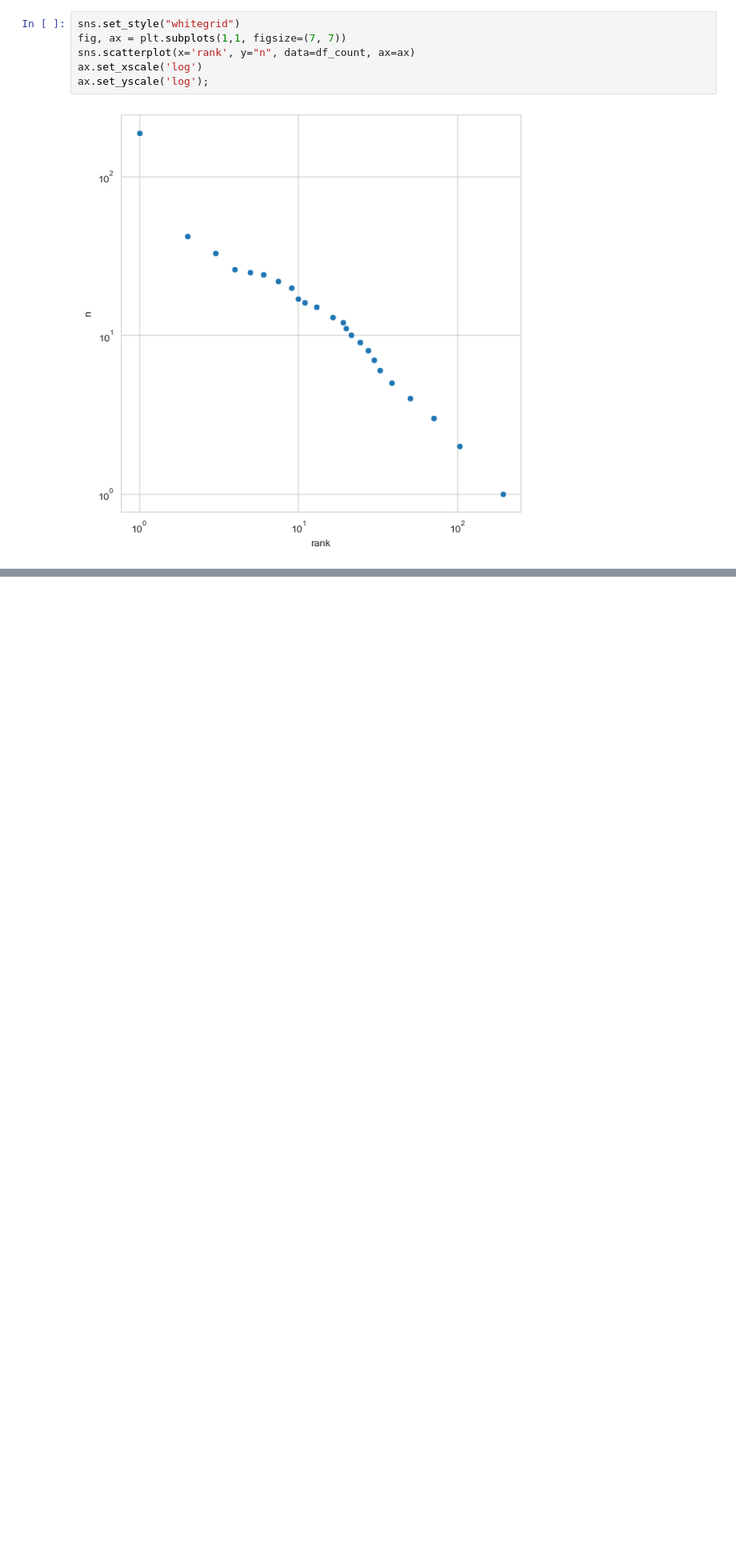
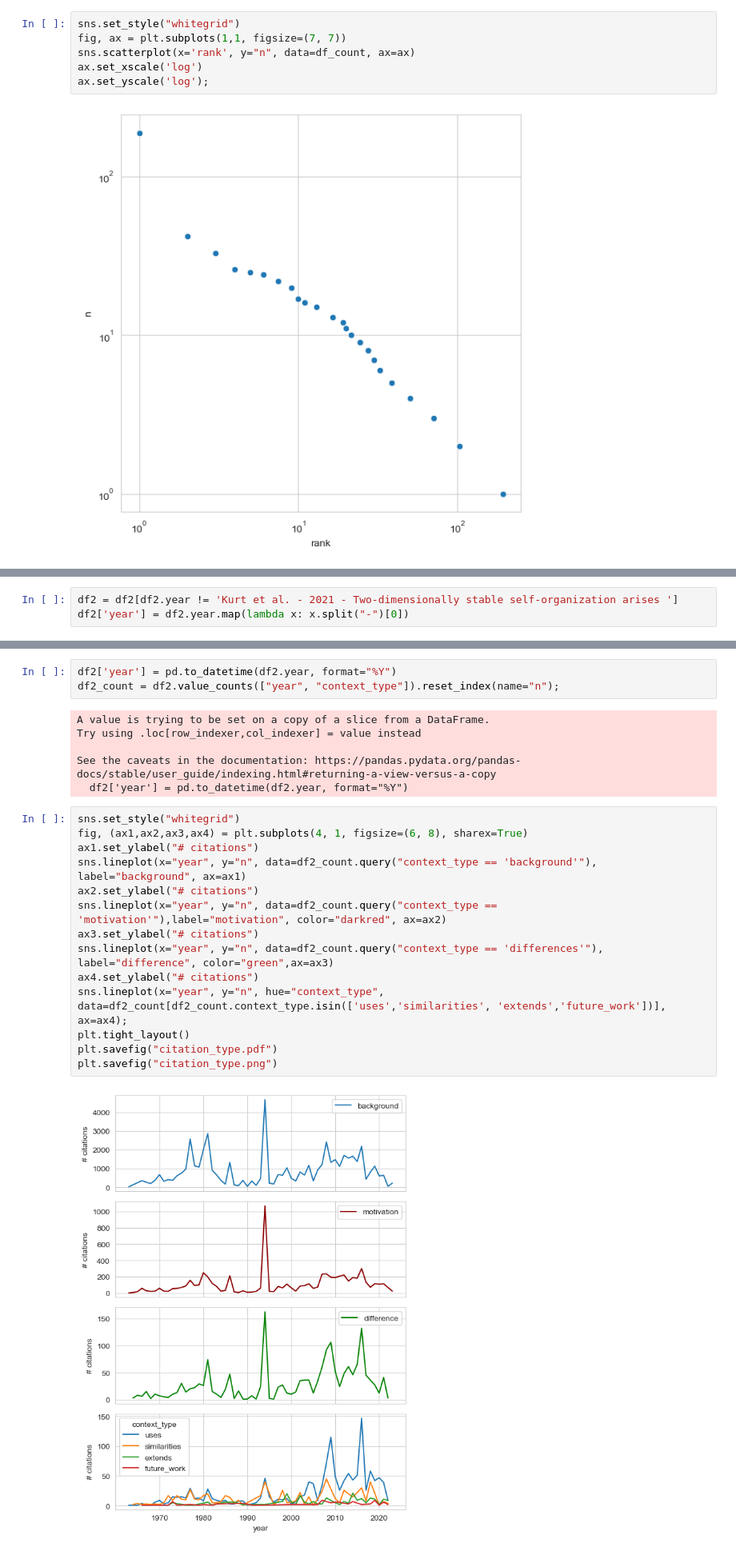
Before and after one commit to jstonge/sci_feuds, a Jupyter notebook: notebook/eda.ipynb, the cells around one changed output, grey strips where cells are left out. Shown: that part at 80% size. Drawn from its saved outputs; the diff is of its cells as text; blank space fills up the shorter version.

```diff
--- a/notebook/eda.ipynb
+++ b/notebook/eda.ipynb
@@ -86,0 +179,3 @@ ax.set_yscale('log');
+# %%
+df2 = df2[df2.year != 'Kurt et al. - 2021 - Two-dimensionally stable self-organization arises ']
+df2['year'] = df2.year.map(lambda x: x.split("-")[0])
@@ -86,0 +188,25 @@ ax.set_yscale('log');
+# %%
+df2['year'] = pd.to_datetime(df2.year, format="%Y")
+df2_count = df2.value_counts(["year", "context_type"]).reset_index(name="n");
+# %% [output]
+A value is trying to be set on a copy of a slice from a DataFrame.
+Try using .loc[row_indexer,col_indexer] = value instead
+
+See the caveats in the documentation: https://pandas.pydata.org/pandas-docs/stable/user_guide/indexing.html#returning-a-view-versus-a-copy
+  df2['year'] = pd.to_datetime(df2.year, format="%Y")
+# %%
+sns.set_style("whitegrid")
+fig, (ax1,ax2,ax3,ax4) = plt.subplots(4, 1, figsize=(6, 8), sharex=True)
+ax1.set_ylabel("# citations")
+sns.lineplot(x="year", y="n", data=df2_count.query("context_type == 'background'"), label="background", ax=ax1)
+ax2.set_ylabel("# citations")
+sns.lineplot(x="year", y="n", data=df2_count.query("context_type == 'motivation'"),label="motivation", color="darkred", ax=ax2)
+ax3.set_ylabel("# citations")
+sns.lineplot(x="year", y="n", data=df2_count.query("context_type == 'differences'"), label="difference", color="green",ax=ax3)
+ax4.set_ylabel("# citations")
+sns.lineplot(x="year", y="n", hue="context_type", data=df2_count[df2_count.context_type.isin(['uses','similarities', 'extends','future_work'])], ax=ax4);
+plt.tight_layout()
+plt.savefig("citation_type.pdf")
+plt.savefig("citation_type.png")
+# %% [output]
+[figure, added]
```
Also changed, not shown: parts of 23 cells of this notebook, 25 other files.
